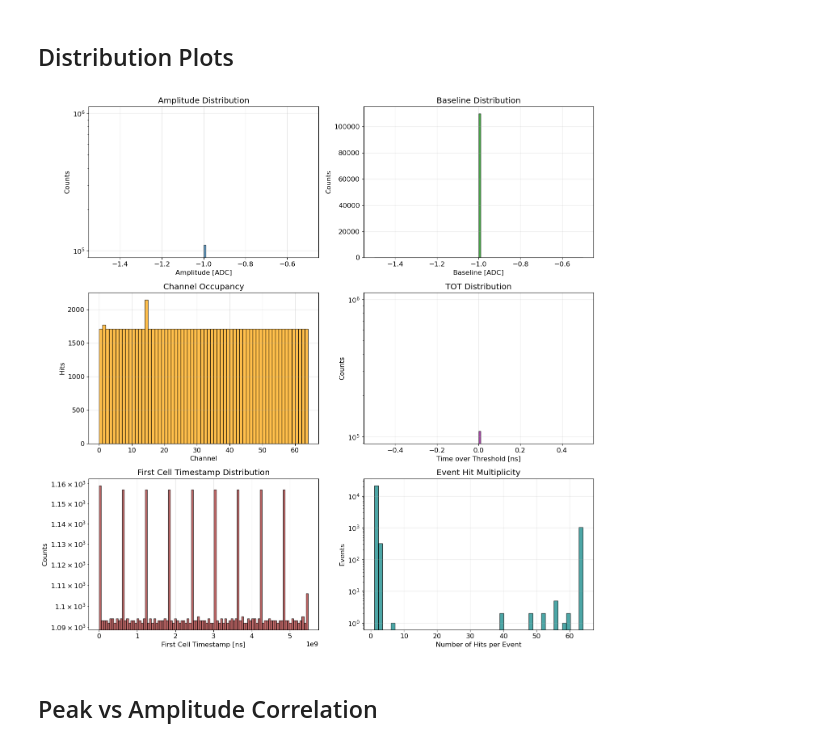
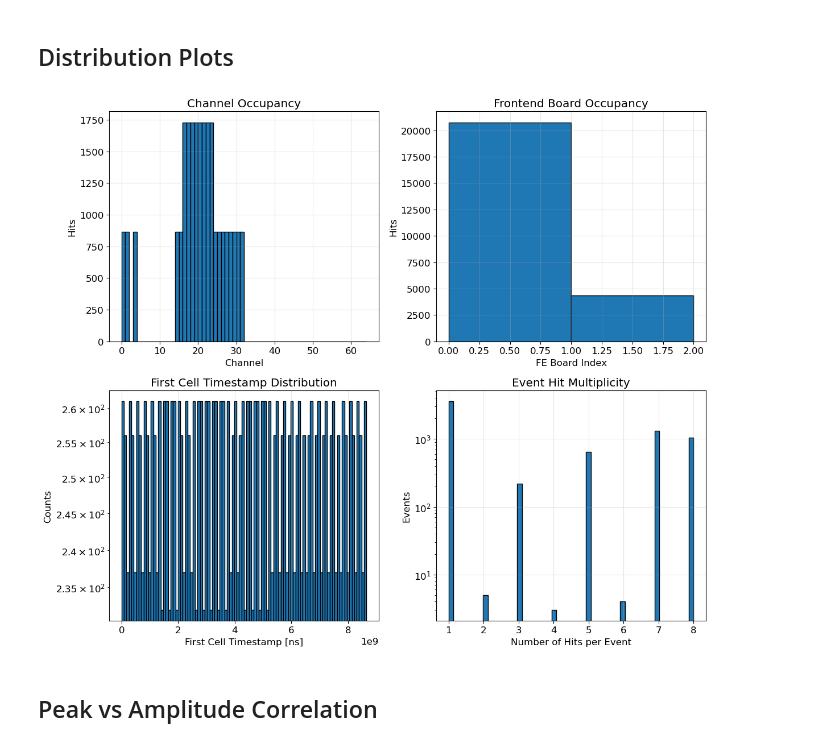
Before and after one commit to jaca230/midas_file_unpacker_app, a Jupyter notebook: notebooks/SAMPIC/plot_sampic_waveforms.ipynb, the cells around one changed output. Saved outputs shown, nothing was run; the diff lists cells and outputs as text; code cells hidden in the pictures.

```diff
--- a/notebooks/SAMPIC/plot_sampic_waveforms.ipynb
+++ b/notebooks/SAMPIC/plot_sampic_waveforms.ipynb
@@ -278,52 +258,40 @@ Amplitude statistics:
 # %% [markdown]
 ## Distribution Plots
 # %%
-fig, axes = plt.subplots(3, 2, figsize=(14, 14))
-
-# --- Amplitude distribution ---
-axes[0, 0].hist(amplitudes, bins=100, alpha=0.7, edgecolor='black')
-axes[0, 0].set_xlabel('Amplitude [ADC]')
-axes[0, 0].set_ylabel('Counts')
-axes[0, 0].set_title('Amplitude Distribution')
-axes[0, 0].set_yscale('log')
-
-# --- Baseline distribution ---
-axes[0, 1].hist(baselines, bins=100, alpha=0.7, edgecolor='black', color='green')
-axes[0, 1].set_xlabel('Baseline [ADC]')
-axes[0, 1].set_ylabel('Counts')
-axes[0, 1].set_title('Baseline Distribution')
+fig, axes = plt.subplots(2, 2, figsize=(12, 10))
 
 # --- Channel occupancy ---
-axes[1, 0].hist(channels, bins=64, range=(0, 64), alpha=0.7, edgecolor='black', color='orange')
-axes[1, 0].set_xlabel('Channel')
-axes[1, 0].set_ylabel('Hits')
-axes[1, 0].set_title('Channel Occupancy')
+axes[0, 0].hist(channels, bins=64, range=(0, 64), edgecolor='black')
+axes[0, 0].set_xlabel('Channel')
+axes[0, 0].set_ylabel('Hits')
+axes[0, 0].set_title('Channel Occupancy')
 
-# --- TOT distribution ---
-axes[1, 1].hist(tot_values, bins=100, alpha=0.7, edgecolor='black', color='purple')
-axes[1, 1].set_xlabel('Time over Threshold [ns]')
-axes[1, 1].set_ylabel('Counts')
-axes[1, 1].set_title('TOT Distribution')
-axes[1, 1].set_yscale('log')
+# --- Frontend board index occupancy ---
+if fe_board_indices.size > 0:
+    bins = np.arange(fe_board_indices.min(), fe_board_indices.max() + 2)
+    axes[0, 1].hist(fe_board_indices, bins=bins, edgecolor='black')
+axes[0, 1].set_xlabel('FE Board Index')
+axes[0, 1].set_ylabel('Hits')
+axes[0, 1].set_title('Frontend Board Occupancy')
 
 # --- First cell timestamp distribution ---
-axes[2, 0].hist(first_cell_timestamps, bins=100, alpha=0.7, edgecolor='black', color='brown')
-axes[2, 0].set_xlabel('First Cell Timestamp [ns]')
-axes[2, 0].set_ylabel('Counts')
-axes[2, 0].set_title('First Cell Timestamp Distribution')
-axes[2, 0].set_yscale('log')
+axes[1, 0].hist(first_cell_timestamps, bins=100, edgecolor='black')
+axes[1, 0].set_xlabel('First Cell Timestamp [ns]')
+axes[1, 0].set_ylabel('Counts')
+axes[1, 0].set_title('First Cell Timestamp Distribution')
+axes[1, 0].set_yscale('log')
 
-# --- Number of hits per event distribution ---
-axes[2, 1].hist(num_hits_per_event, bins=50, alpha=0.7, edgecolor='black', color='teal')
-axes[2, 1].set_xlabel('Number of Hits per Event')
-axes[2, 1].set_ylabel('Events')
-axes[2, 1].set_title('Event Hit Multiplicity')
-axes[2, 1].set_yscale('log')
+# --- Number of hits per event ---
+axes[1, 1].hist(num_hits_per_event, bins=50, edgecolor='black')
+axes[1, 1].set_xlabel('Number of Hits per Event')
+axes[1, 1].set_ylabel('Events')
+axes[1, 1].set_title('Event Hit Multiplicity')
+axes[1, 1].set_yscale('log')
 
 plt.tight_layout()
 plt.show()
 # %% [output]
-[figure, old version]
+[figure, new version]
 # %% [markdown]
 ## Peak vs Amplitude Correlation
 # %%
```
Also changed, not shown: parts of 7 cells of this notebook, 5 other files.
